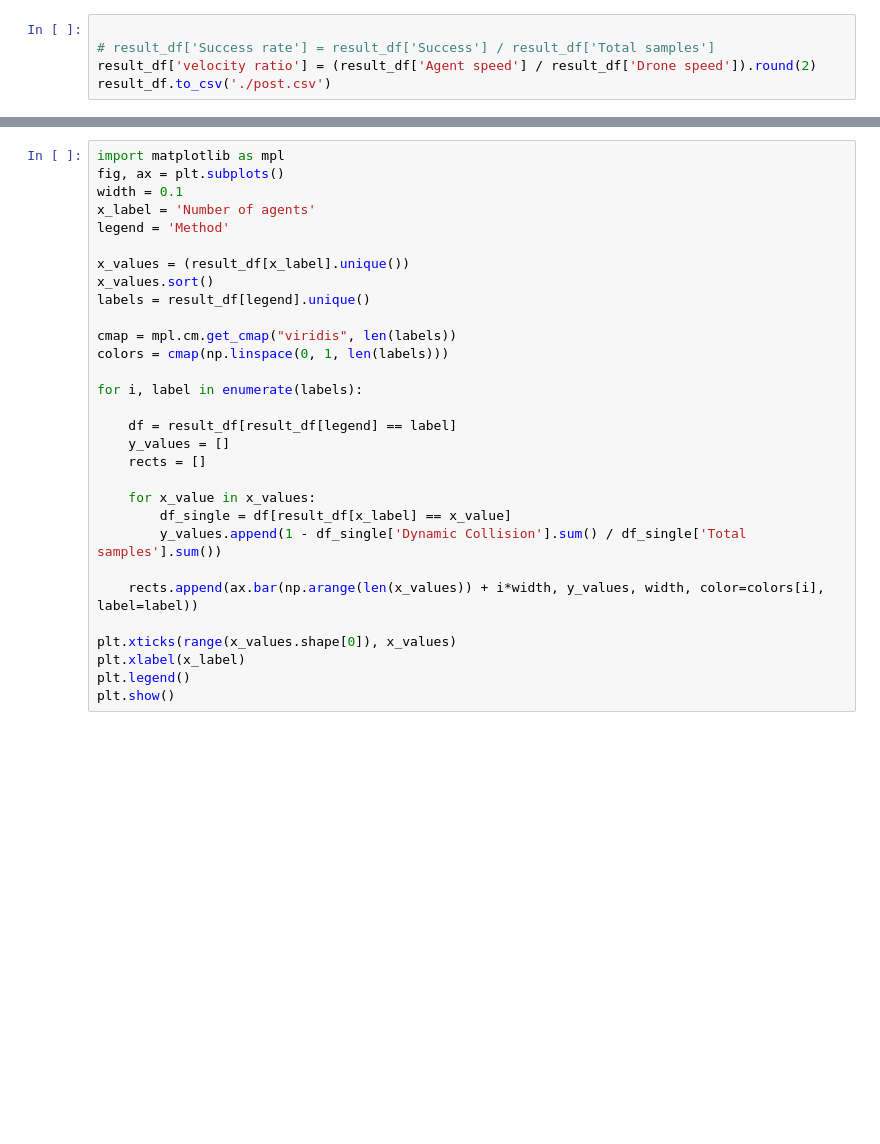
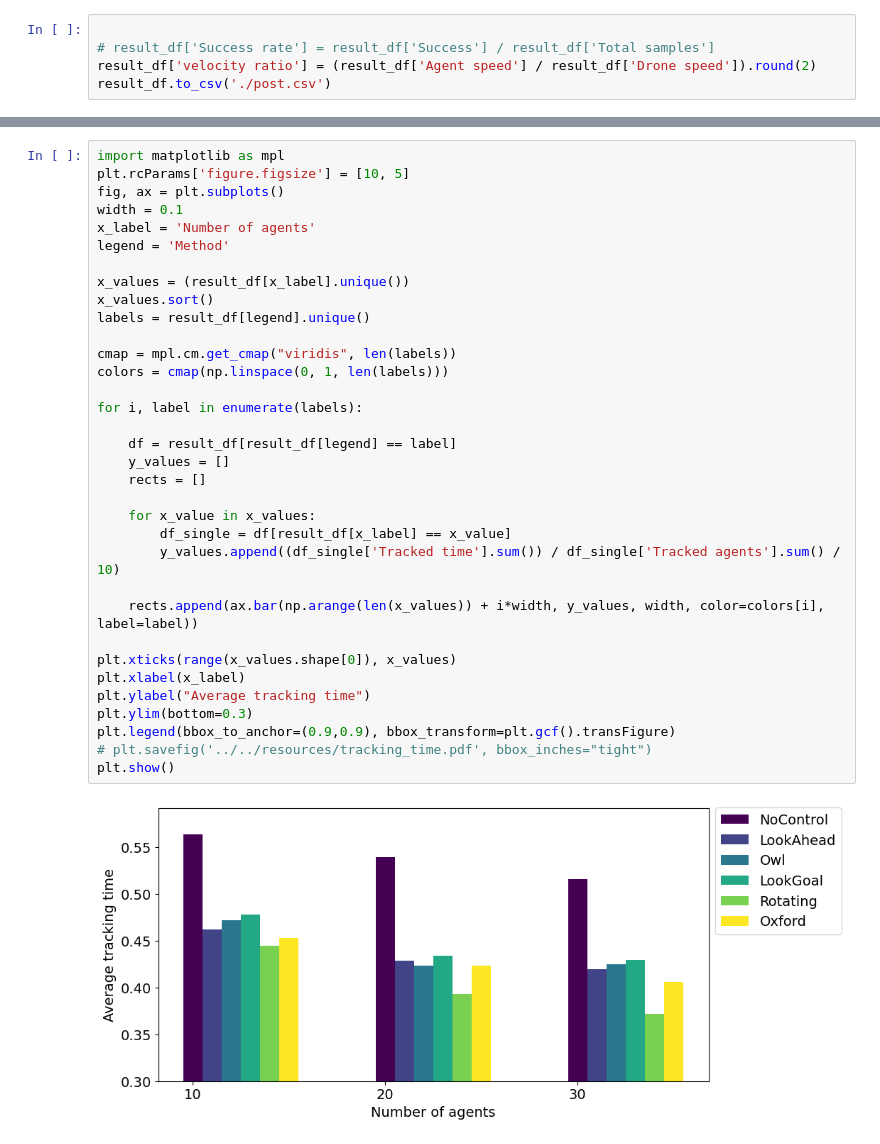
Before and after one commit to smoggy-P/gym-Drone2D-ActivePerception, a Jupyter notebook: script/result_analysis.ipynb, the cells around one changed output, grey strips where cells are left out. Saved outputs shown, nothing was run; the diff lists cells and outputs as text; blank space fills up the shorter version.

```diff
--- a/script/result_analysis.ipynb
+++ b/script/result_analysis.ipynb
@@ -82,30 +139,36 @@ result_df.to_csv('./post.csv')
 # %%
 import matplotlib as mpl
+plt.rcParams['figure.figsize'] = [10, 5]
 fig, ax = plt.subplots()
 width = 0.1
 x_label = 'Number of agents'
 legend = 'Method'
 
 x_values = (result_df[x_label].unique())
 x_values.sort()
 labels = result_df[legend].unique()
 
 cmap = mpl.cm.get_cmap("viridis", len(labels))
 colors = cmap(np.linspace(0, 1, len(labels)))
 
 for i, label in enumerate(labels):
 
     df = result_df[result_df[legend] == label]
     y_values = []
     rects = []
 
     for x_value in x_values:
         df_single = df[result_df[x_label] == x_value]
-        y_values.append(1 - df_single['Dynamic Collision'].sum() / df_single['Total samples'].sum())
+        y_values.append((df_single['Tracked time'].sum()) / df_single['Tracked agents'].sum() / 10)
 
     rects.append(ax.bar(np.arange(len(x_values)) + i*width, y_values, width, color=colors[i], label=label))
 
 plt.xticks(range(x_values.shape[0]), x_values)
 plt.xlabel(x_label)
-plt.legend()
+plt.ylabel("Average tracking time")
+plt.ylim(bottom=0.3)
+plt.legend(bbox_to_anchor=(0.9,0.9), bbox_transform=plt.gcf().transFigure)
+# plt.savefig('../../resources/tracking_time.pdf', bbox_inches="tight")
 plt.show()
+# %% [output]
+[figure, added]
```
Also changed, not shown: parts of 5 cells of this notebook.
